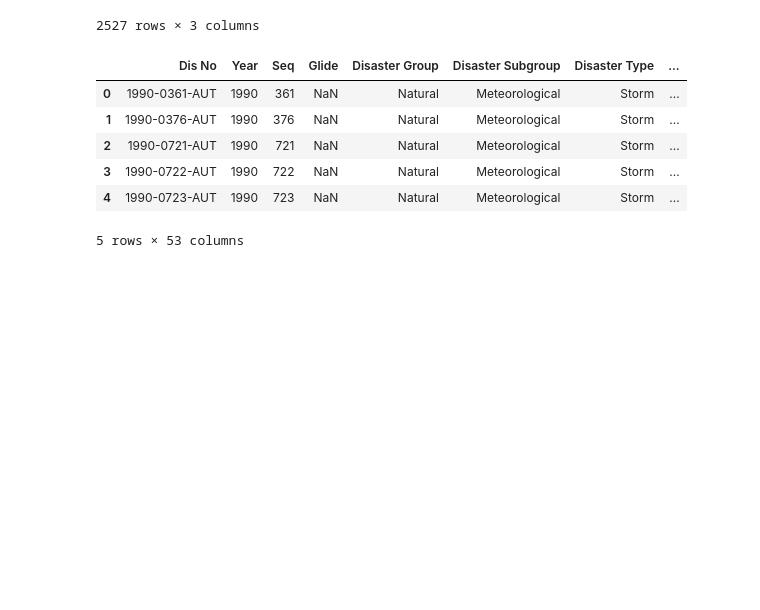
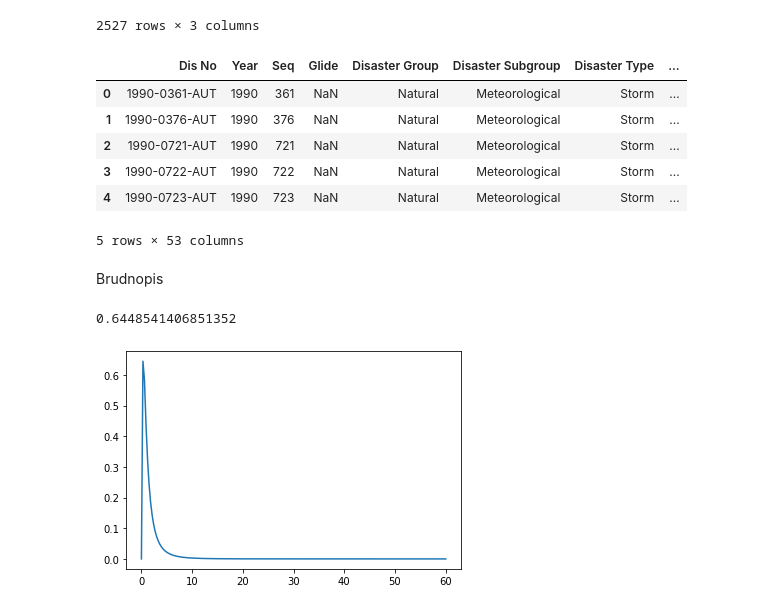
Before and after one commit to ndzadz/mgr, a Jupyter notebook: DataPreparation.ipynb, the cells around one changed output. Drawn from its saved outputs; the diff is of its cells as text; code cells hidden in the pictures; blank space fills up the shorter version.

```diff
--- a/DataPreparation.ipynb
+++ b/DataPreparation.ipynb
@@ -211,3 +277,15 @@ data.head()
 | 3 | 1990-0722-AUT | 1990 | 722 | NaN | Natural | Meteorological | Storm | ... |
 | 4 | 1990-0723-AUT | 1990 | 723 | NaN | Natural | Meteorological | Storm | ... |
 5 rows × 53 columns
+# %% [markdown]
+Brudnopis
+# %%
+stddev = 1
+mean = 0
+dist=scipy.stats.lognorm([stddev],loc=mean)
+x=np.linspace(0,60,200)
+plt.plot(x,dist.pdf(x))
+np.max(dist.pdf(x))
+# %% [output]
+0.6448541406851352
+[figure, added]
```
Also changed, not shown: parts of 7 cells of this notebook.
